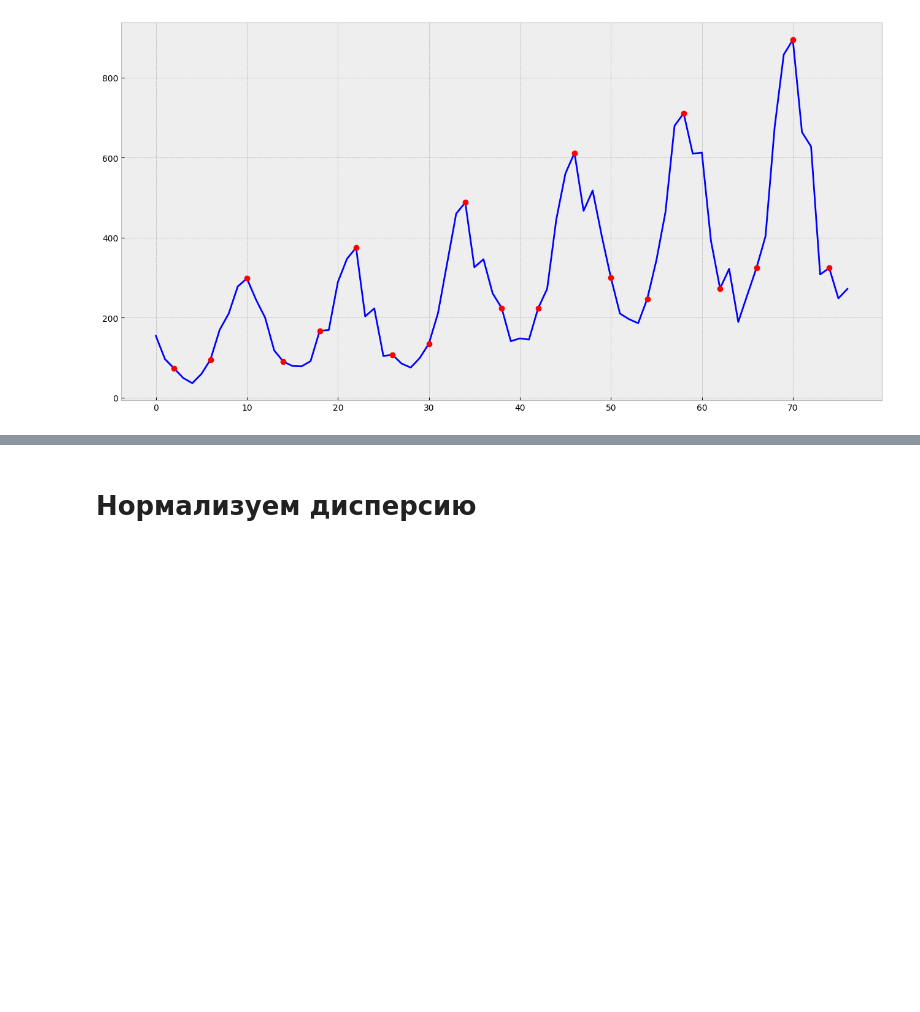
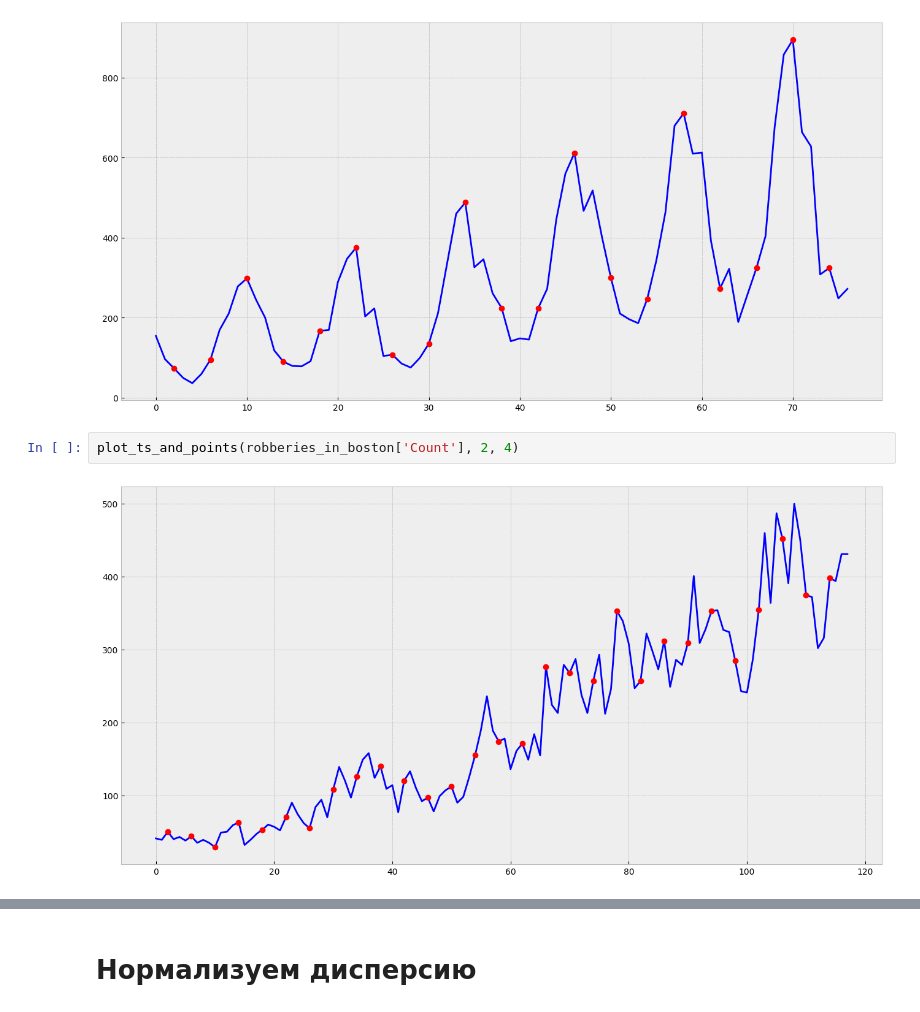
Before and after one commit to AIhexNICK-MAIL-RU/ML-projects-new, a Jupyter notebook: Net_mod4_hw1_v0.ipynb, the cells around one changed output, grey strips where cells are left out. Cells and saved outputs as stored; diff of their text form; blank space fills up the shorter version.

```diff
--- a/Net_mod4_hw1_v0.ipynb
+++ b/Net_mod4_hw1_v0.ipynb
@@ -51,3 +61,7 @@ def plot_ts_and_points(ts, start_point, step):
 plot_ts_and_points(sales_of_company_x['Count'], 2, 4)
 # %% [output]
 [figure]
+# %%
+plot_ts_and_points(robberies_in_boston['Count'], 2, 4)
+# %% [output]
+[figure, added]
```
Also changed, not shown: parts of 28 cells of this notebook.
